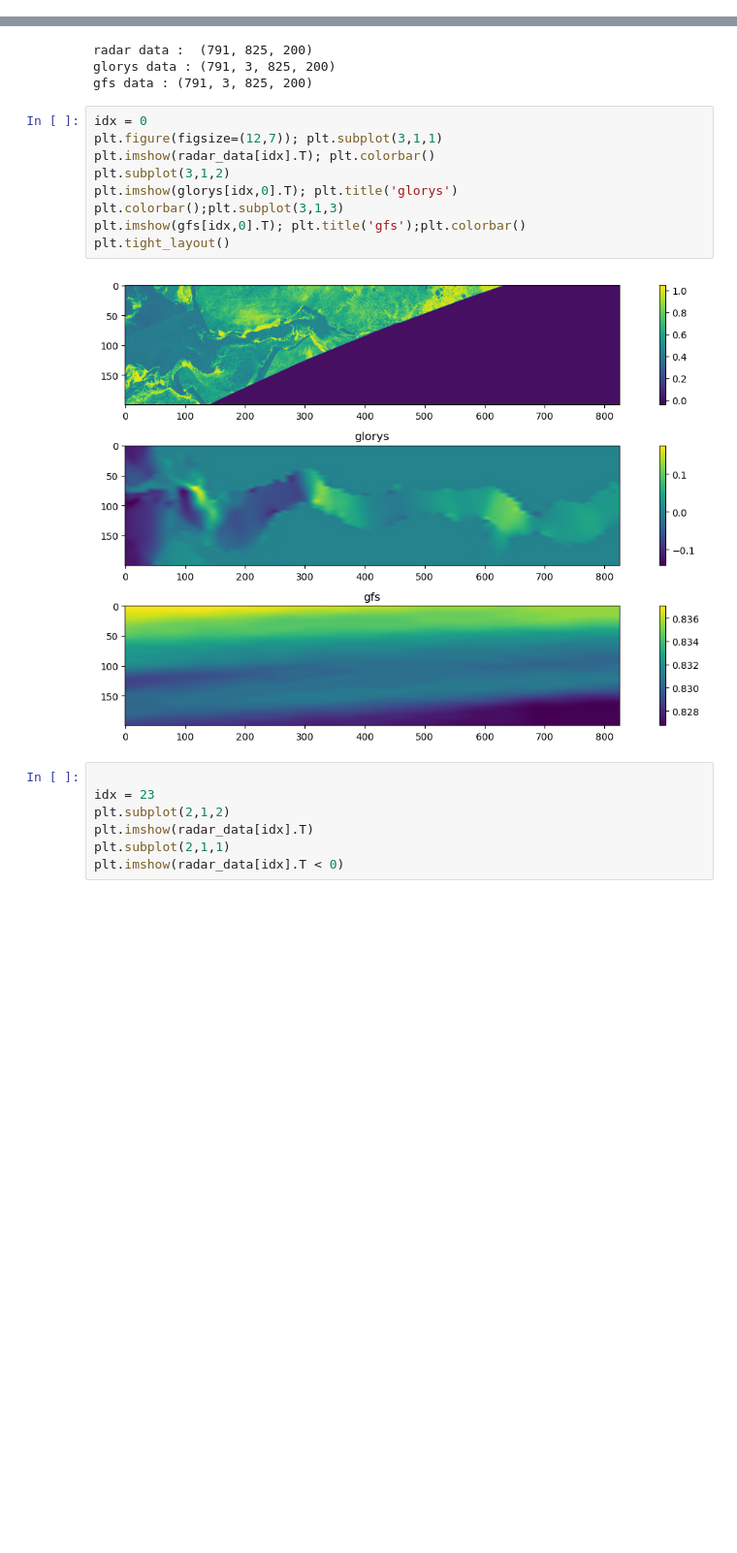
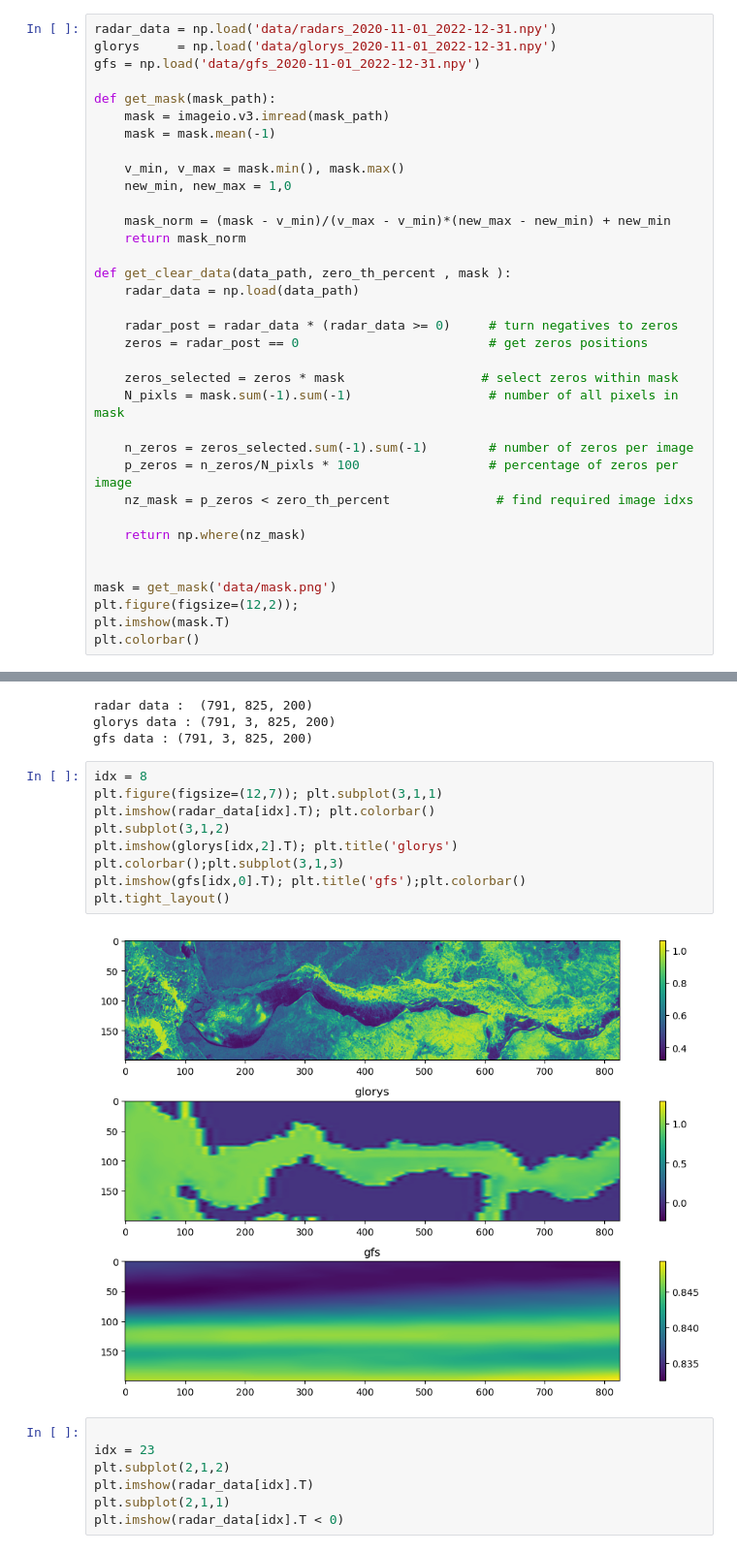
Before and after one commit to Albly/Data-driven_ice_tracking, a Jupyter notebook: main.ipynb, the cells around one changed output, grey strips where cells are left out. Shown at 97% size. Cells and saved outputs as stored; diff of their text form; blank space fills up the shorter version.

Commit message:
data clearing

```diff
--- a/main.ipynb
+++ b/main.ipynb
@@ -8,0 +6,35 @@ gfs = np.load('data_driven_data/gfs_2020-11-01_2022-12-31.npy')
+# %%
+radar_data = np.load('data/radars_2020-11-01_2022-12-31.npy')
+glorys     = np.load('data/glorys_2020-11-01_2022-12-31.npy')
+gfs = np.load('data/gfs_2020-11-01_2022-12-31.npy')
+
+def get_mask(mask_path):
+    mask = imageio.v3.imread(mask_path)
+    mask = mask.mean(-1)
+
+    v_min, v_max = mask.min(), mask.max()
+    new_min, new_max = 1,0
+
+    mask_norm = (mask - v_min)/(v_max - v_min)*(new_max - new_min) + new_min
+    return mask_norm
+
+def get_clear_data(data_path, zero_th_percent , mask ):
+    radar_data = np.load(data_path)
+
+    radar_post = radar_data * (radar_data >= 0)     # turn negatives to zeros
+    zeros = radar_post == 0                         # get zeros positions
+
+    zeros_selected = zeros * mask                  # select zeros within mask
+    N_pixls = mask.sum(-1).sum(-1)                  # number of all pixels in mask
+
+    n_zeros = zeros_selected.sum(-1).sum(-1)        # number of zeros per image
+    p_zeros = n_zeros/N_pixls * 100                 # percentage of zeros per image
+    nz_mask = p_zeros < zero_th_percent              # find required image idxs
+
+    return np.where(nz_mask)
+
+
+mask = get_mask('data/mask.png')
+plt.figure(figsize=(12,2));
+plt.imshow(mask.T)
+plt.colorbar()
@@ -15,16 +77,16 @@ radar data :  (791, 825, 200)
 glorys data : (791, 3, 825, 200)
 gfs data : (791, 3, 825, 200)
 # %%
-idx = 0
+idx = 8
 plt.figure(figsize=(12,7)); plt.subplot(3,1,1)
 plt.imshow(radar_data[idx].T); plt.colorbar()
 plt.subplot(3,1,2)
-plt.imshow(glorys[idx,0].T); plt.title('glorys')
+plt.imshow(glorys[idx,2].T); plt.title('glorys')
 plt.colorbar();plt.subplot(3,1,3)
 plt.imshow(gfs[idx,0].T); plt.title('gfs');plt.colorbar()
 plt.tight_layout()
 # %% [output]
-[figure, old version]
+[figure, new version]
 # %%
 
 idx = 23
```
Also changed, not shown: parts of 39 cells of this notebook, 1 other file.
